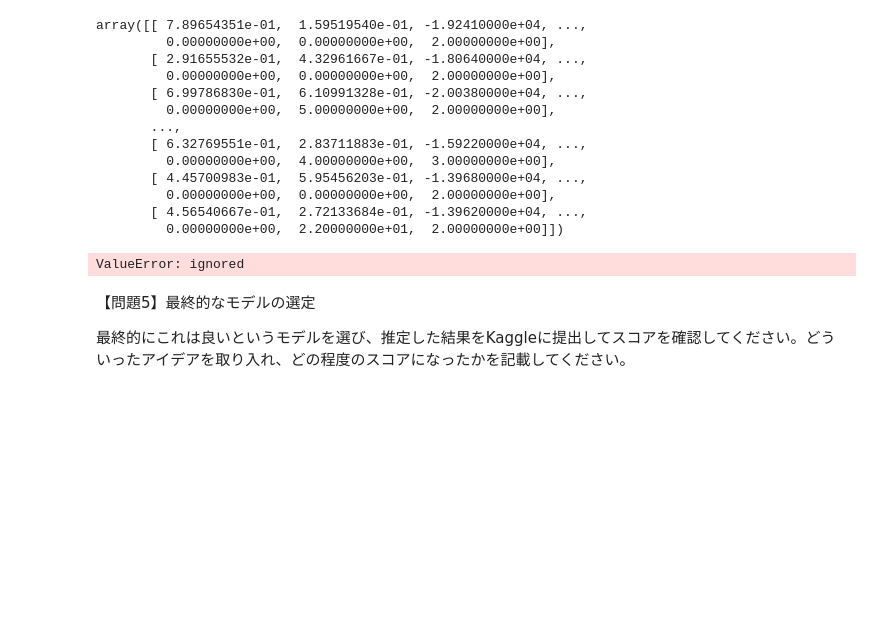
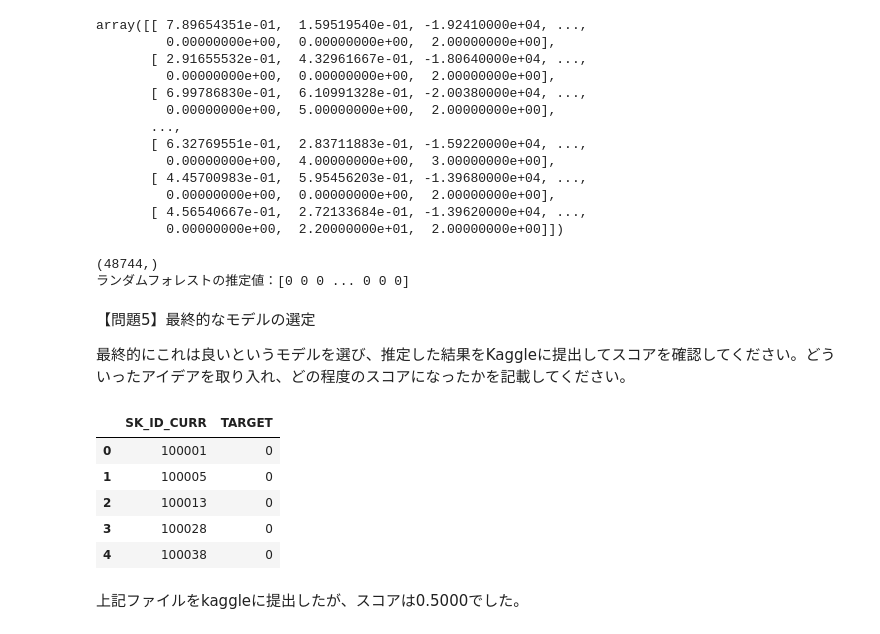
Before and after one commit to shinmiura/diveintocode-ml, a Jupyter notebook: 機械学習フロー.ipynb, the cells around one changed output. Saved outputs shown, nothing was run; the diff lists cells and outputs as text; code cells hidden in the pictures; blank space fills up the shorter version.

```diff
--- a/機械学習フロー.ipynb
+++ b/機械学習フロー.ipynb
@@ -284,16 +284,16 @@ dataset_test = dataset_test[list_col]
 # %%
 # ダミー変数の作成
-dataset_test = pd.get_dummies(dataset_test)
-print(dataset_test.shape)
+dataset_test1 = pd.get_dummies(dataset_test1)
+print(dataset_test1.shape)
 # %% [output]
 (48744, 19)
 # %%
 # 欠損値のある行と列を0で埋める
-dataset_test = dataset_test.replace(np.nan,0)
+dataset_test1 = dataset_test1.replace(np.nan,0)
 # %%
 # ndarrayへの変換(∵scikit-learnはNumPyを想定して作られているが、これまでのデータ分析はPandasのDataFrameを使用してきたため)
-X_dataset_test = np.array(dataset_test)
-display(X_dataset_test)
+X_dataset_test1 = np.array(dataset_test1)
+display(X_dataset_test1)
 # %% [output]
 array([[ 7.89654351e-01,  1.59519540e-01, -1.92410000e+04, ...,
          0.00000000e+00,  0.00000000e+00,  2.00000000e+00],
@@ -310,12 +310,27 @@ array([[ 7.89654351e-01,  1.59519540e-01, -1.92410000e+04, ...,
          0.00000000e+00,  2.20000000e+01,  2.00000000e+00]])
 # %%
 # テストデータに対してRandomForestで推定
-rf_pred_submission = rf.predict(X_dataset_test)
+rf_pred_submission = rf1.predict(X_dataset_test1)
 print(rf_pred_submission.shape)
 print('ランダムフォレストの推定値：{}'.format(rf_pred_submission))
 # %% [output]
-ValueError: ignored
+(48744,)
+ランダムフォレストの推定値：[0 0 0 ... 0 0 0]
 # %% [markdown]
 【問題5】最終的なモデルの選定
 
 最終的にこれは良いというモデルを選び、推定した結果をKaggleに提出してスコアを確認してください。どういったアイデアを取り入れ、どの程度のスコアになったかを記載してください。
+# %%
+# kaggle提出用にCSVファイル化
+rf_pred_submission = pd.DataFrame(rf_pred_submission)
+rf_pred_submission = rf_pred_submission.clip(0, 0.99)
+rf_pred_submission = rf_pred_submission.rename(columns = {0 : 'TARGET'})
+rf_pred_submission = pd.concat([dataset_test['SK_ID_CURR'], rf_pred_submission], axis = 1, join = 'inner')
+rf_pred_submission.head()
+# %% [output]
+|  | SK_ID_CURR | TARGET |
+| 0 | 100001 | 0 |
+| 1 | 100005 | 0 |
+| 2 | 100013 | 0 |
+| 3 | 100028 | 0 |
+| 4 | 100038 | 0 |
@@ -321,0 +340,2 @@ ValueError: ignored
+# %% [markdown]
+上記ファイルをkaggleに提出したが、スコアは0.5000でした。
```
Also changed, not shown: parts of 6 cells of this notebook.
